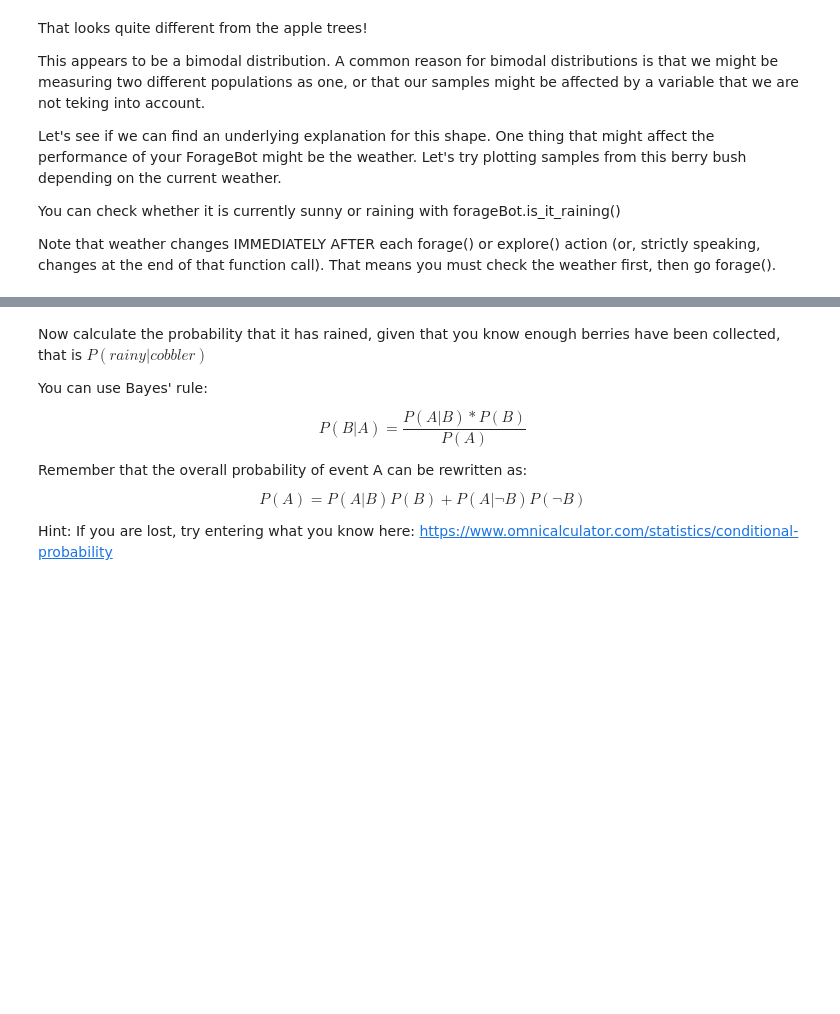
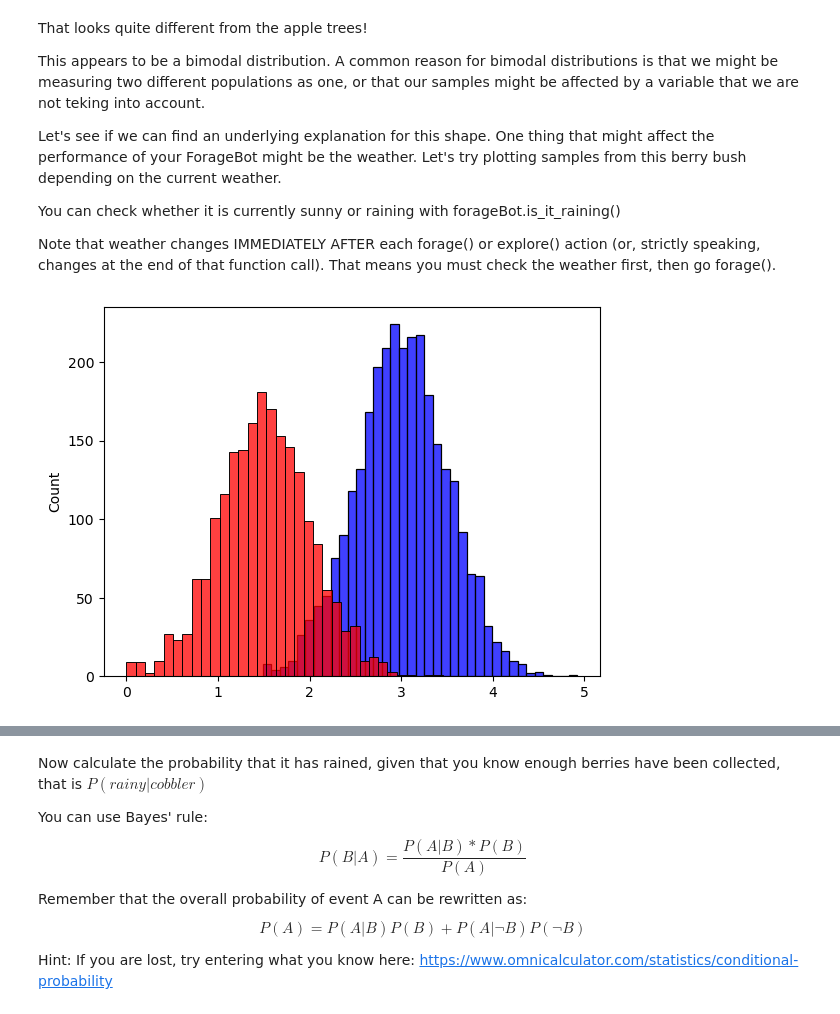
Before and after one commit to Fenjor/computational-thinking-week-individual-15331725, a Jupyter notebook: challenge_foraging/challenge_foraging_robot.ipynb, the cells around one changed output, grey strips where cells are left out. Cells and saved outputs as stored; diff of their text form; code cells hidden in the pictures; blank space fills up the shorter version.

```diff
--- a/challenge_foraging/challenge_foraging_robot.ipynb
+++ b/challenge_foraging/challenge_foraging_robot.ipynb
@@ -283,19 +284,26 @@ Note that weather changes IMMEDIATELY AFTER each forage() or explore() action (o
 # %%
 # Set random seed so output matches the expected output
 np.random.seed(42)
 
 samples_sunny = []
 samples_rainy = []
 
 for i in range(5000):
     # Write code here to fill the lists above with a total of 5000 samples
+    rain = forageBot.is_it_raining()
+    if rain == True:
+        samples_rainy.append(forageBot.forage(bush_one))
+    else :
+        samples_sunny.append(forageBot.forage(bush_one))
     pass
 
 
 
 # Plot distributions
 plot_distribution(samples_sunny, color='blue')
 plot_distribution(samples_rainy, color='red')
+# %% [output]
+[figure, added]
 # %% [markdown]
 You should generate this image:
 
```
Also changed, not shown: parts of 13 cells of this notebook, 2 other files.
